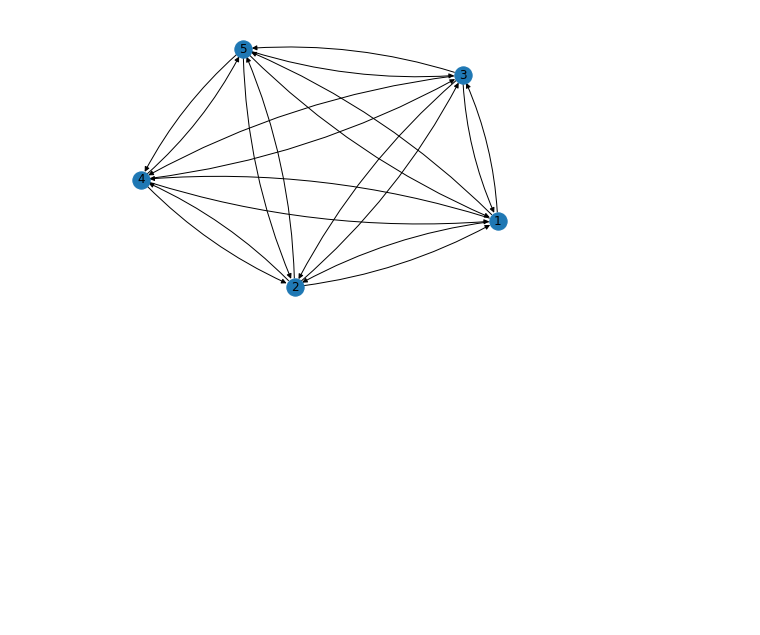
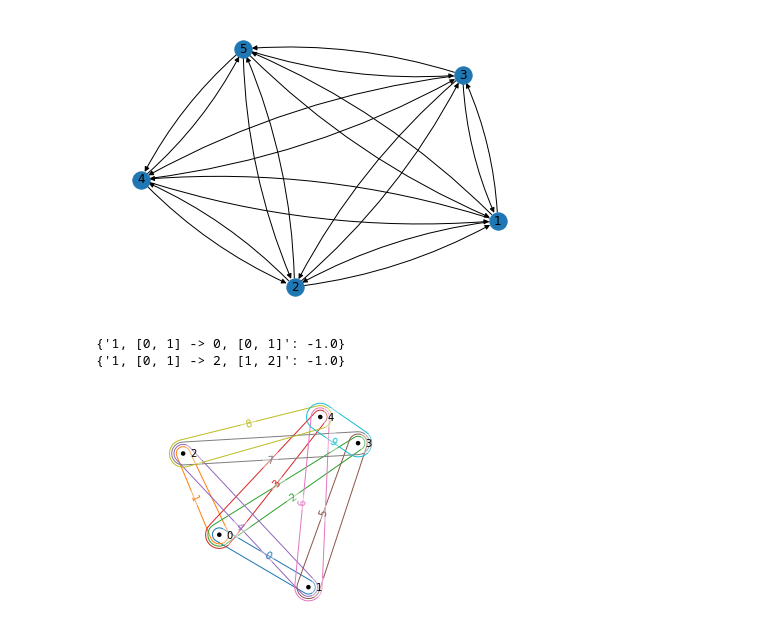
Before and after one commit to YasuakiFujitani/grover-geometry, a Jupyter notebook: main.ipynb, the cells around one changed output. Cells and saved outputs as stored; diff of their text form; code cells hidden in the pictures; blank space fills up the shorter version.

```diff
--- a/main.ipynb
+++ b/main.ipynb
@@ -9,3 +9,13 @@ G.plot()
 [figure]
 2
 [figure]
+# %%
+from hyper_graph import HyperGraph
+node = list(range(0, 5))
+edges = [[a, b] for idx, a in enumerate(node) for b in node[idx + 1 :]]
+H = HyperGraph(edges)
+H.plot()
+# %% [output]
+{'1, [0, 1] -> 0, [0, 1]': -1.0}
+{'1, [0, 1] -> 2, [1, 2]': -1.0}
+[figure, added]
```
Also changed, not shown: 1 other file.
